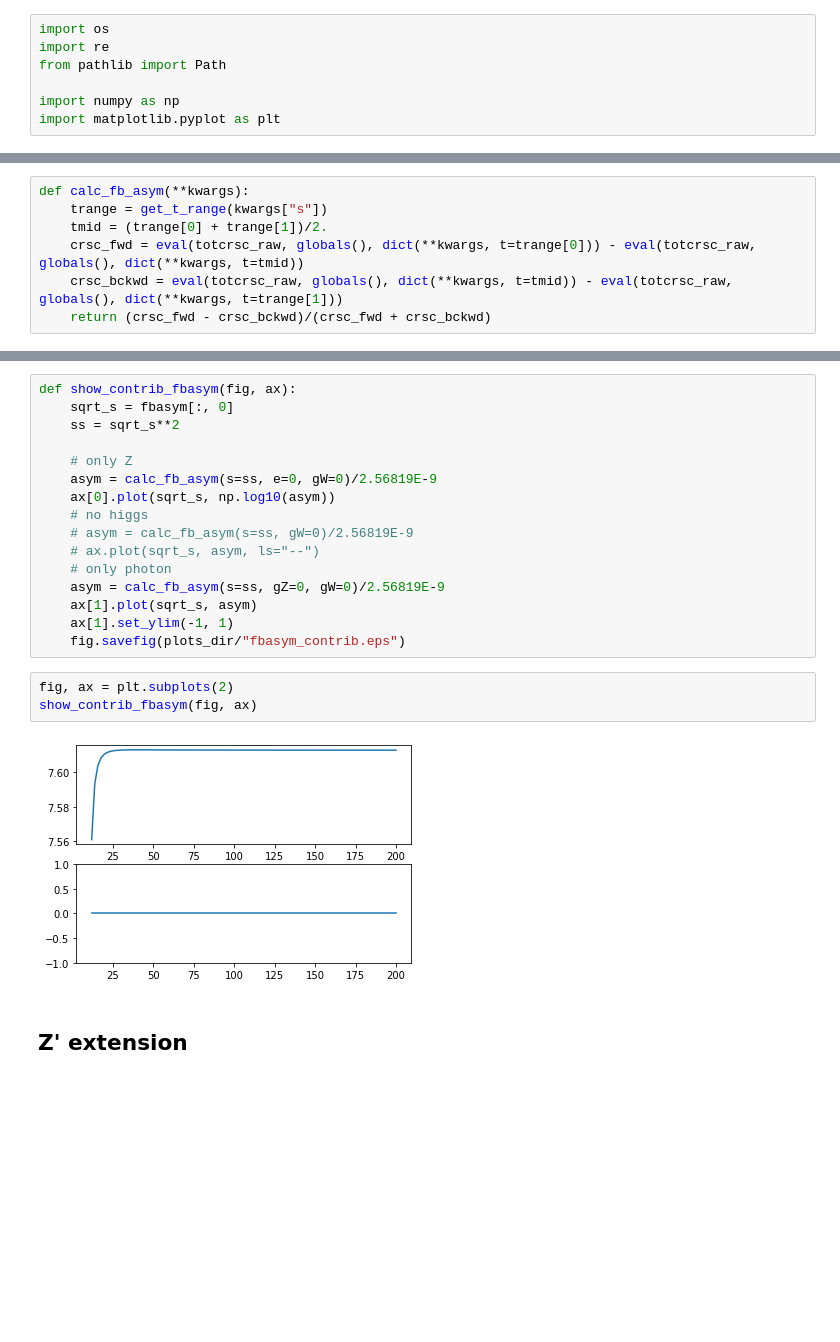
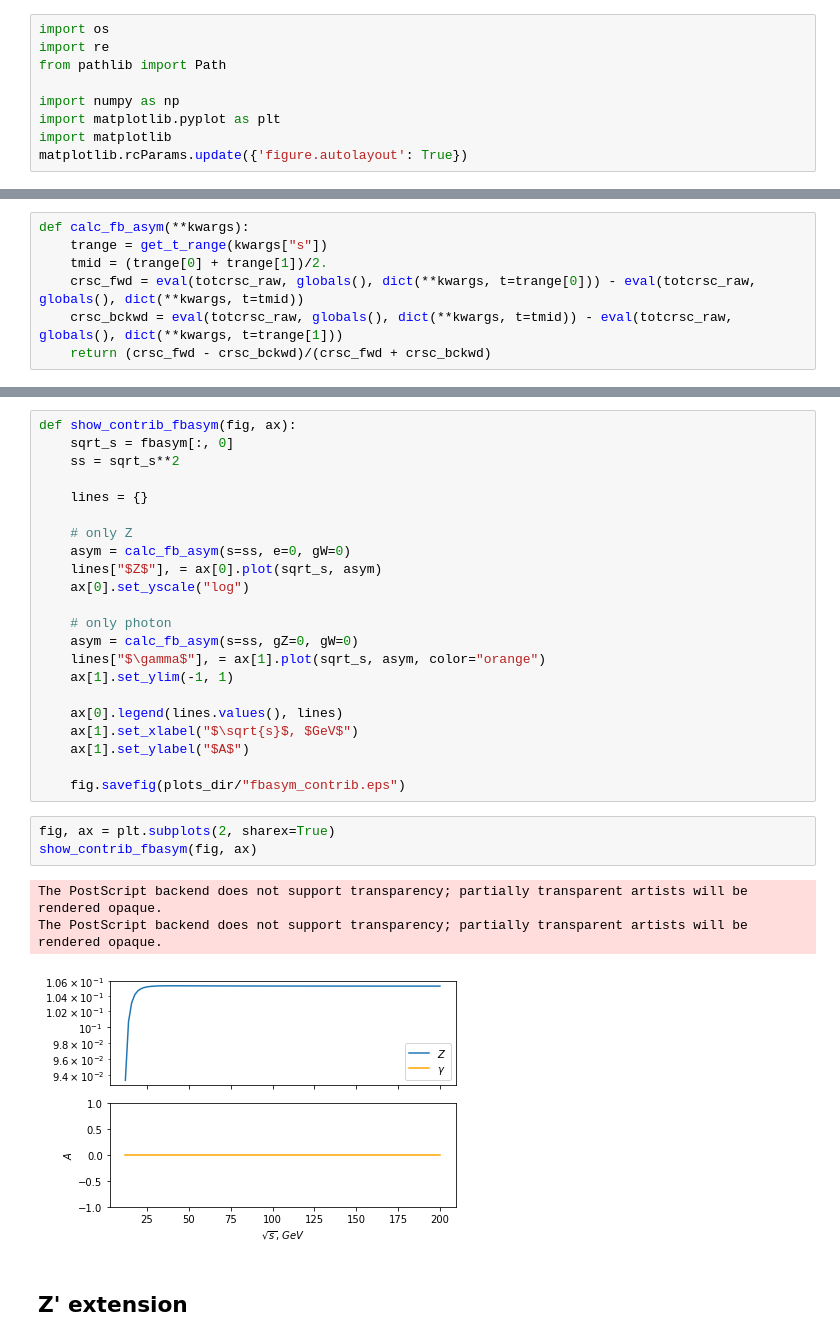
Before and after one commit to vindex10/rbpp-projects, a Jupyter notebook: project1/scattering/visualize.ipynb, the cells around one changed output, grey strips where cells are left out. Drawn from its saved outputs; the diff is of its cells as text; blank space fills up the shorter version.

Commit message:
add labels and legends to plots. report qft part of the project1. makefile now tracks output of scattering

```diff
--- a/project1/scattering/visualize.ipynb
+++ b/project1/scattering/visualize.ipynb
@@ -5,6 +5,8 @@ from pathlib import Path
 
 import numpy as np
 import matplotlib.pyplot as plt
+import matplotlib
+matplotlib.rcParams.update({'figure.autolayout': True})
 # %% [markdown]
 load data
 # %%
@@ -341,22 +496,30 @@ def show_contrib_fbasym(fig, ax):
     sqrt_s = fbasym[:, 0]
     ss = sqrt_s**2
 
+    lines = {}
+
     # only Z
-    asym = calc_fb_asym(s=ss, e=0, gW=0)/2.56819E-9
-    ax[0].plot(sqrt_s, np.log10(asym))
-    # no higgs
-    # asym = calc_fb_asym(s=ss, gW=0)/2.56819E-9
-    # ax.plot(sqrt_s, asym, ls="--")
+    asym = calc_fb_asym(s=ss, e=0, gW=0)
+    lines["$Z$"], = ax[0].plot(sqrt_s, asym)
+    ax[0].set_yscale("log")
+
     # only photon
-    asym = calc_fb_asym(s=ss, gZ=0, gW=0)/2.56819E-9
-    ax[1].plot(sqrt_s, asym)
+    asym = calc_fb_asym(s=ss, gZ=0, gW=0)
+    lines["$\gamma$"], = ax[1].plot(sqrt_s, asym, color="orange")
     ax[1].set_ylim(-1, 1)
+
+    ax[0].legend(lines.values(), lines)
+    ax[1].set_xlabel("$\sqrt{s}$, $GeV$")
+    ax[1].set_ylabel("$A$")
+
     fig.savefig(plots_dir/"fbasym_contrib.eps")
 # %%
-fig, ax = plt.subplots(2)
+fig, ax = plt.subplots(2, sharex=True)
 show_contrib_fbasym(fig, ax)
 # %% [output]
+The PostScript backend does not support transparency; partially transparent artists will be rendered opaque.
+The PostScript backend does not support transparency; partially transparent artists will be rendered opaque.
-[figure, old version]
+[figure, new version]
 # %% [markdown]
 ## Z' extension
 # %%
```
Also changed, not shown: parts of 28 cells of this notebook, 7 other files.
